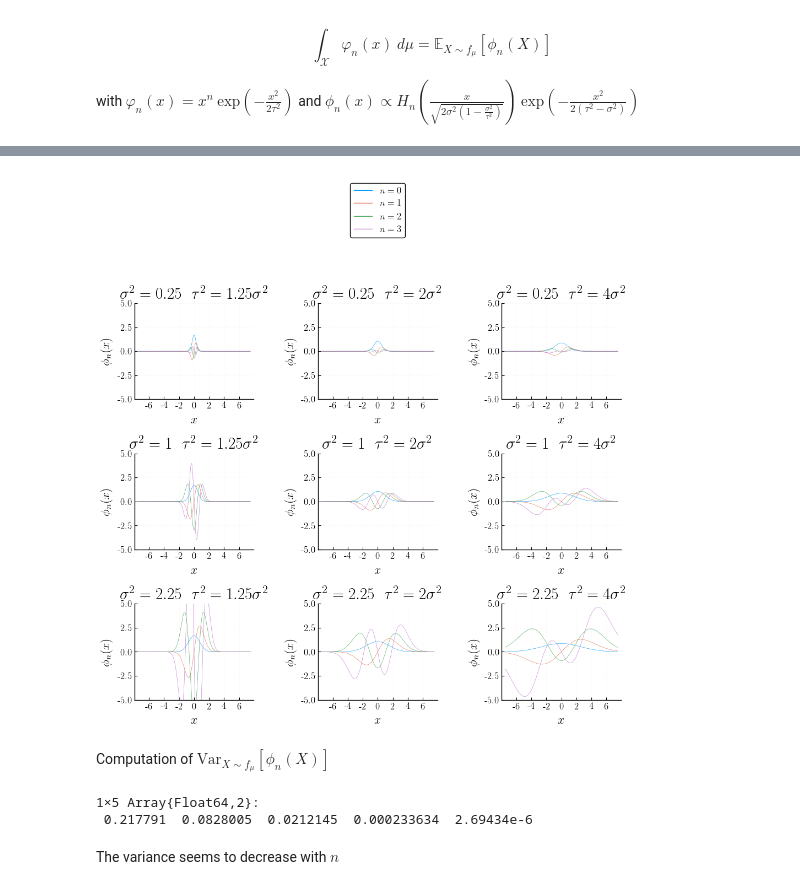
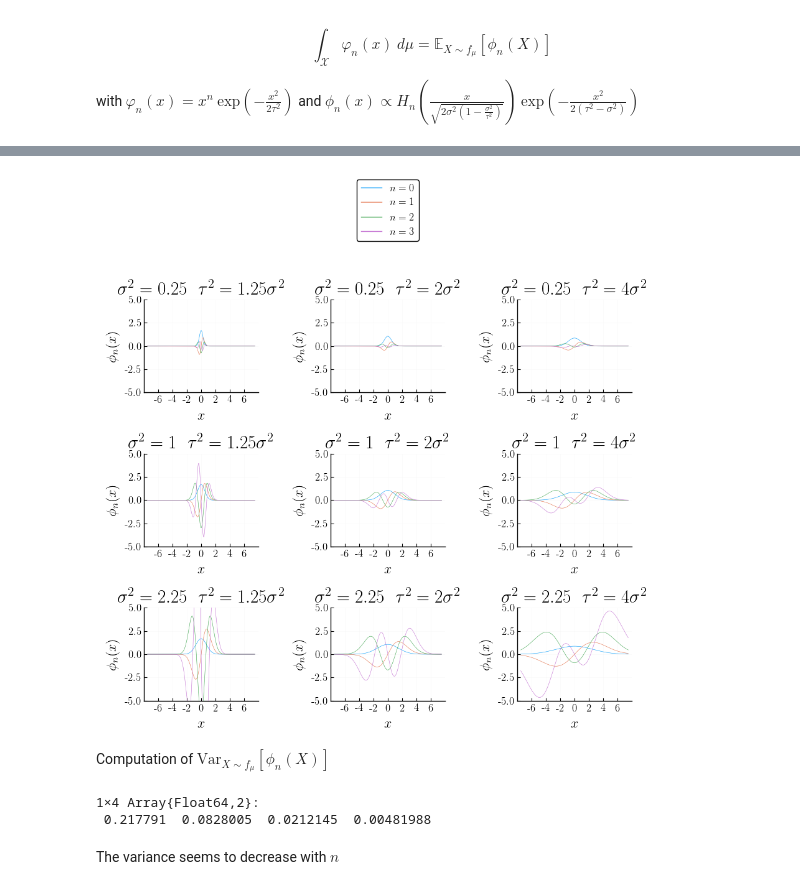
Before and after one commit to rpetit/BeurlingLasso.jl, a Jupyter notebook: examples/mixture.ipynb, the cells around one changed output, grey strips where cells are left out. Drawn from its saved outputs; the diff is of its cells as text; code cells hidden in the pictures.

```diff
--- a/examples/mixture.ipynb
+++ b/examples/mixture.ipynb
@@ -182,7 +138,0 @@ compute_err_bis (generic function with 1 method)
-# %%
-nsamples_tab = ceil.(10 .^(range(1,stop=5,length=30)))
-y = [compute_err_bis(1, 2, n, nsamples_tab) for n in [1 5 10 15]]
-Plots.plot(nsamples_tab, hcat(y...), xaxis=:log, yaxis=:log, label=[L"$n=1$" L"$n=5$" L"$n=10$" L"$n=15$"],
-           xlabel="number of samples", ylabel="average relative error", top_margin=5mm, right_margin=5mm,
-           gridcolor="lightgrey")
-Plots.savefig("errmom.eps")
@@ -191,49 +139,51 @@ Plots.savefig("errmom.eps")
 # %%
 felab = FormatExpr(L"$n={}$")
 fetitle = FormatExpr(L"$\sigma^2={1}~~\tau^2={2}\sigma^2$")
 
 x_tab = -7.5:0.01:7.5
 n_tab = [0 1 2 3]
 
-function plot_ϕ(σ, k, leg)
+function plot_ϕ(σ, k)
     y_tab = hcat([[ϕ(x, n, σ, sqrt(k)*σ) for x in x_tab] for n in n_tab]...)
+
     Plots.plot(x_tab, y_tab, ylims=(-5, 5),
-               xlabel=L"x", ylabel=L"\phi_n(x)", top_margin=5mm, right_margin=10mm,
-               title=format(fetitle, σ^2, k), legend=leg, gridcolor="lightgrey", linewidth=0.4)
+               xlabel=L"x", ylabel=L"\phi_n(x)",
+               top_margin=5mm, right_margin=10mm,
+               title=format(fetitle, σ^2, k), legend=false,
+               gridcolor="lightgrey", linewidth=0.4)
 end
 
 
-p1 = plot_ϕ(0.5, 1.25, false)
-p2 = plot_ϕ(0.5, 2, false)
-p3 = plot_ϕ(0.5, 4, false)
+p1 = plot_ϕ(0.5, 1.25)
+p2 = plot_ϕ(0.5, 2)
+p3 = plot_ϕ(0.5, 4)
 
-p4 = plot_ϕ(1, 1.25, false)
-p5 = plot_ϕ(1, 2, false)
-p6 = plot_ϕ(1, 4, false)
+p4 = plot_ϕ(1, 1.25)
+p5 = plot_ϕ(1, 2)
+p6 = plot_ϕ(1, 4)
 
-p7 = plot_ϕ(1.5, 1.25, false)
-p8 = plot_ϕ(1.5, 2, false)
-p9 = plot_ϕ(1.5, 4, false)
+p7 = plot_ϕ(1.5, 1.25)
+p8 = plot_ϕ(1.5, 2)
+p9 = plot_ϕ(1.5, 4)
 
 l = @layout[a; [b c d]; [e f g]; [h i j]]
 
-Plots.plot(Plots.plot((1:4)', label=hcat([format(felab, n) for n in n_tab]...), legend = :top, framestyle = :none),
+Plots.plot(Plots.plot((1:4)', label=hcat([format(felab, n) for n in n_tab]...),
+           legend = :top, framestyle = :none),
            p1, p2, p3, p4, p5, p6, p7, p8, p9,
-           layout=l, size = (1000, 1000), link=:y,
+           layout=l, size = (900, 900), link=:y,
            left_margin=5mm, right_margin=10mm)
-
-Plots.savefig("phi_n.eps")
 # %% [output]
-[figure, old version]
+[figure, new version]
 # %% [markdown]
 Computation of $\text{Var}_{X\sim f_{\mu}}[\phi_n(X)]$
 # %%
-squared_exp = [hquadrature(u -> ϕ(u, n)^2 * pdf(gmm, [u]), -10, 10)[1] for n in n_tab]
-exp_squared = [hquadrature(u -> ϕ(u, n)^2 * pdf(gmm, [u]), -10, 10)[1]^2 for n in n_tab]
+squared_exp = [hquadrature(u -> ϕ(u, n, σ, τ)^2 * pdf(gmm, [u]), -10, 10)[1] for n in n_tab]
+exp_squared = [hquadrature(u -> ϕ(u, n, σ, τ)^2 * pdf(gmm, [u]), -10, 10)[1]^2 for n in n_tab]
 var = squared_exp .- exp_squared
 # %% [output]
-1×5 Array{Float64,2}:
- 0.217791  0.0828005  0.0212145  0.000233634  2.69434e-6
+1×4 Array{Float64,2}:
+ 0.217791  0.0828005  0.0212145  0.00481988
 # %% [markdown]
 The variance seems to decrease with $n$
 # %% [markdown]
```
Also changed, not shown: parts of 20 cells of this notebook, 5 other files.
